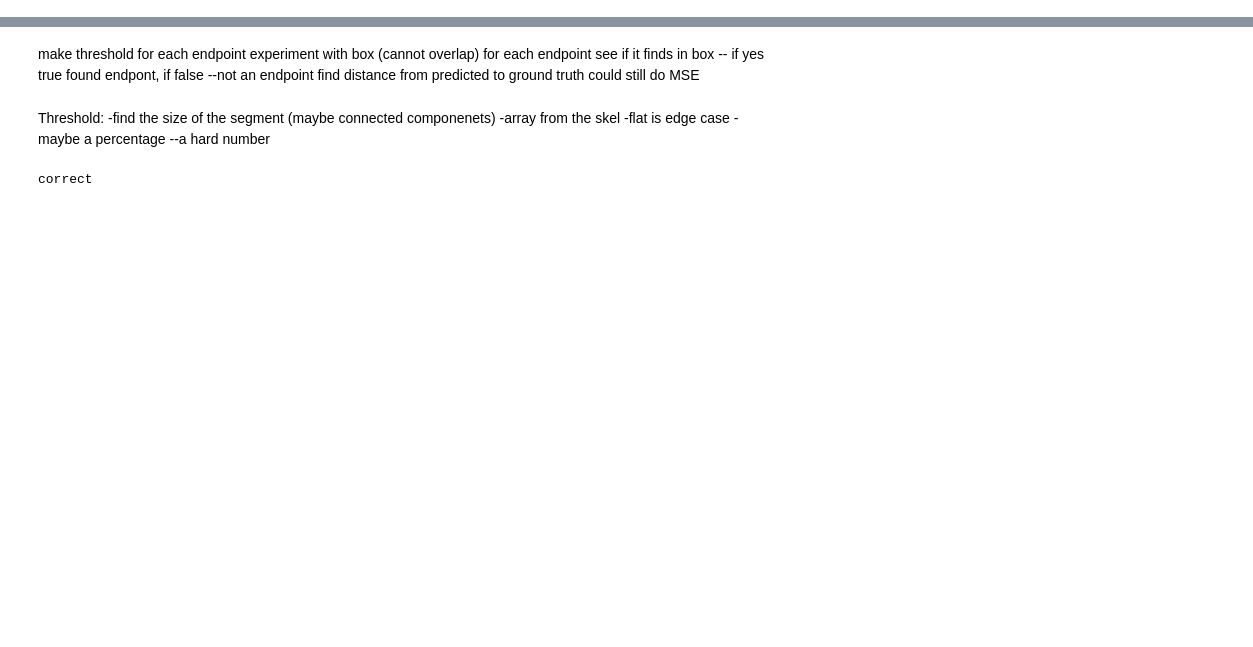
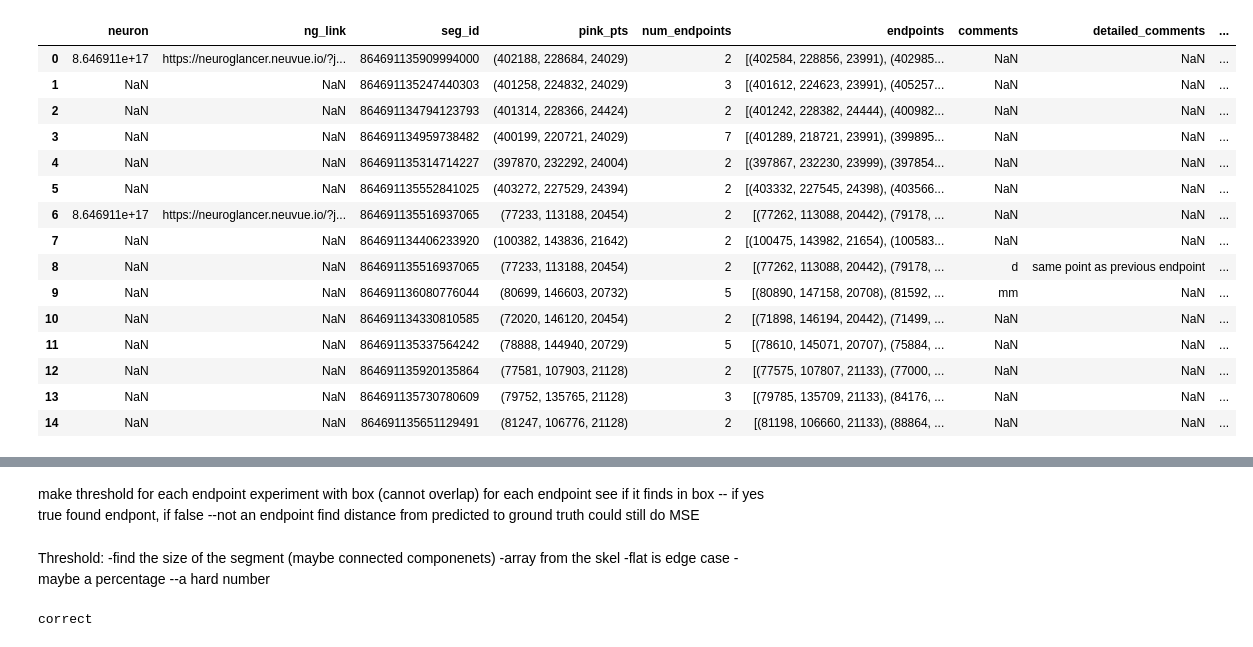
Before and after one commit to aplbrain/campfire, a Jupyter notebook: Endpoint_Params.ipynb, the cells around one changed output, grey strips where cells are left out. Cells and saved outputs as stored; diff of their text form; code cells hidden in the pictures; blank space fills up the shorter version.

Commit message:
pushing most recent version of the testing code with comments

```diff
--- a/Endpoint_Params.ipynb
+++ b/Endpoint_Params.ipynb
@@ -20,7 +20,7 @@ from finding_orphans import *
 from math import sqrt
 from tip_finding.tip_finding import tip_finder_decimation
 # %%
-load = pd.read_csv("agents/Data/endpoints_gt2.csv")
+load = pd.read_csv("agents/Data/endpoints_gt4.csv")
 endpoints_dict = {}
 # %%
 load.head()
@@ -31,5 +38,7 @@ Endpoints = load['Endpoints']
 # %%
 for idx, i in enumerate(load['seg_id']):
+    #if idx==10:
+        #break
     try:
         t1, skel, mesh_obj = tip_finder_decimation(str(i))
         endpoints_dict[i] = t1
@@ -37,5 +46,5 @@ for idx, i in enumerate(load['seg_id']):
         print(f"\n\nSeg {i} returned error on get. Skipping.\n")
         pass
 
-load['Endpoints'] = load['Endpoints'].apply(lambda x: list(ast.literal_eval(x)))
+load['endpoints'] = load['endpoints'].apply(lambda x: list(ast.literal_eval(x)))
 load['proposed_endpoints'] = load.seg_id.map(endpoints_dict)
@@ -42,6 +65,23 @@ load['proposed_endpoints'] = load.seg_id.map(endpoints_dict)
 # %%
 #correctly  have 2 collumns for the proposed vs gt endpoints
-load.head()
+load.head(15)
+# %% [output]
+|  | neuron | ng_link | seg_id | pink_pts | num_endpoints | endpoints | comments | detailed_comments | ... |
+| 0 | 8.646911e+17 | https://neuroglancer.neuvue.io/?j... | 864691135909994000 | (402188, 228684, 24029) | 2 | [(402584, 228856, 23991), (402985... | NaN | NaN | ... |
+| 1 | NaN | NaN | 864691135247440303 | (401258, 224832, 24029) | 3 | [(401612, 224623, 23991), (405257... | NaN | NaN | ... |
+| 2 | NaN | NaN | 864691134794123793 | (401314, 228366, 24424) | 2 | [(401242, 228382, 24444), (400982... | NaN | NaN | ... |
+| 3 | NaN | NaN | 864691134959738482 | (400199, 220721, 24029) | 7 | [(401289, 218721, 23991), (399895... | NaN | NaN | ... |
+| 4 | NaN | NaN | 864691135314714227 | (397870, 232292, 24004) | 2 | [(397867, 232230, 23999), (397854... | NaN | NaN | ... |
+| 5 | NaN | NaN | 864691135552841025 | (403272, 227529, 24394) | 2 | [(403332, 227545, 24398), (403566... | NaN | NaN | ... |
+| 6 | 8.646911e+17 | https://neuroglancer.neuvue.io/?j... | 864691135516937065 | (77233, 113188, 20454) | 2 | [(77262, 113088, 20442), (79178, ... | NaN | NaN | ... |
+| 7 | NaN | NaN | 864691134406233920 | (100382, 143836, 21642) | 2 | [(100475, 143982, 21654), (100583... | NaN | NaN | ... |
+| 8 | NaN | NaN | 864691135516937065 | (77233, 113188, 20454) | 2 | [(77262, 113088, 20442), (79178, ... | d | same point as previous endpoint | ... |
+| 9 | NaN | NaN | 864691136080776044 | (80699, 146603, 20732) | 5 | [(80890, 147158, 20708), (81592, ... | mm | NaN | ... |
+| 10 | NaN | NaN | 864691134330810585 | (72020, 146120, 20454) | 2 | [(71898, 146194, 20442), (71499, ... | NaN | NaN | ... |
+| 11 | NaN | NaN | 864691135337564242 | (78888, 144940, 20729) | 5 | [(78610, 145071, 20707), (75884, ... | NaN | NaN | ... |
+| 12 | NaN | NaN | 864691135920135864 | (77581, 107903, 21128) | 2 | [(77575, 107807, 21133), (77000, ... | NaN | NaN | ... |
+| 13 | NaN | NaN | 864691135730780609 | (79752, 135765, 21128) | 3 | [(79785, 135709, 21133), (84176, ... | NaN | NaN | ... |
+| 14 | NaN | NaN | 864691135651129491 | (81247, 106776, 21128) | 2 | [(81198, 106660, 21133), (88864, ... | NaN | NaN | ... |
 # %%
 
 def find_euclidian_distance(proposed_endpoint, gt_endponts_array):
```
Also changed, not shown: parts of 7 cells of this notebook.
